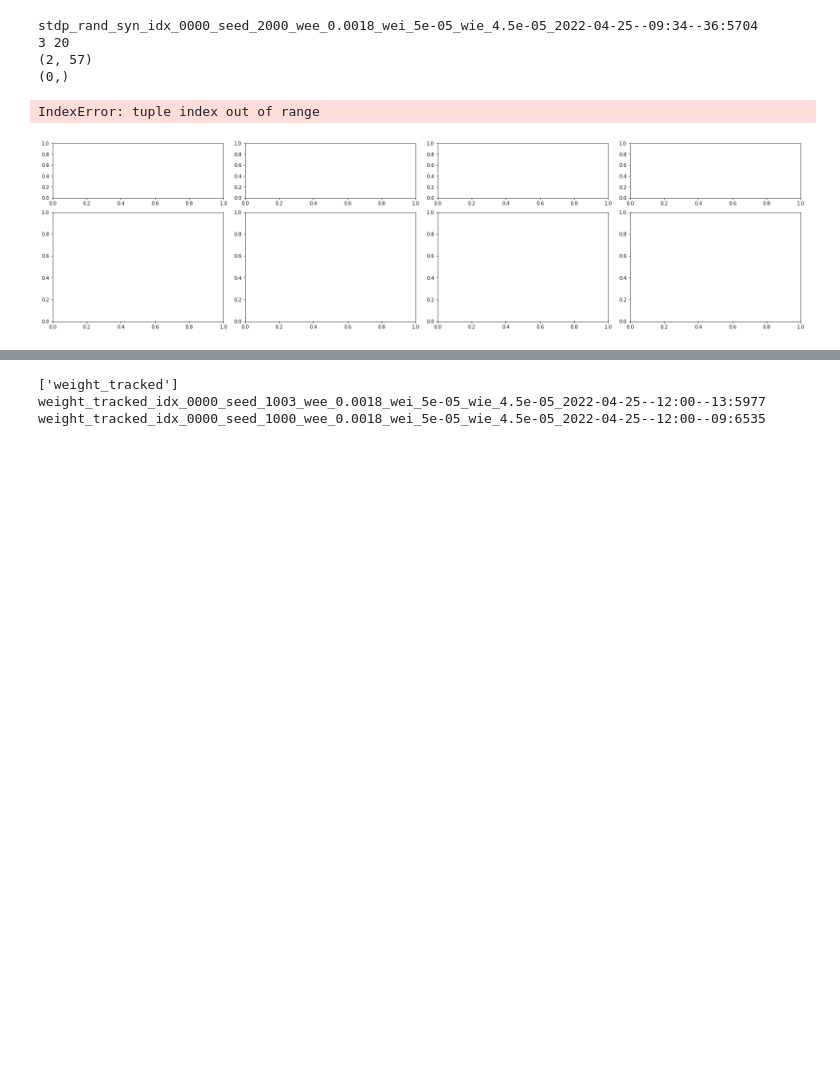
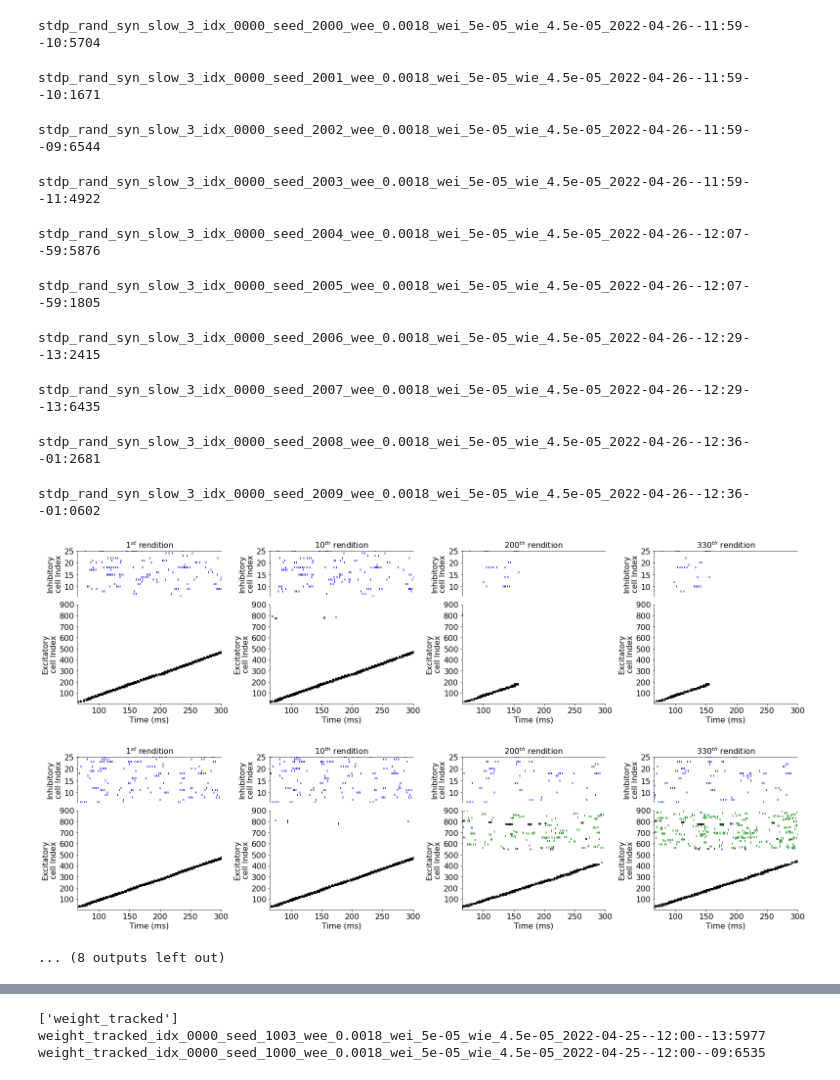
Before and after one commit to davidgbe/synfire_chain_growth, a Jupyter notebook: resilience_project_22_04_13/neurogenesis_+_heterosynaptic_comp_22_04_13/firing_rate_bound_neurogenesis_22_04_20/nb.ipynb, the cells around one changed output, grey strips where cells are left out. Saved outputs shown, nothing was run; the diff lists cells and outputs as text; code cells hidden in the pictures; blank space fills up the shorter version.

```diff
--- a/resilience_project_22_04_13/neurogenesis_+_heterosynaptic_comp_22_04_13/firing_rate_bound_neurogenesis_22_04_20/nb.ipynb
+++ b/resilience_project_22_04_13/neurogenesis_+_heterosynaptic_comp_22_04_13/firing_rate_bound_neurogenesis_22_04_20/nb.ipynb
@@ -292,13 +292,27 @@ def make_figure_1_sparse(name, cell_range=(0, 900), per_shown=1., layer_size=10,
         fig.tight_layout()
 #         save_fig(fig, './figures/paper/rasters', f'{exp_dir_name}.svg')
 # %%
-make_figure_1_sparse(['stdp_rand_syn'],
-                     cell_range=(0, 900), timepoints=[4, 9, 15, 20], sort_timepoint=24, per_shown=1., color='#c41f3b')
+make_figure_1_sparse(
+    ['stdp_rand_syn_slow_3_idx'],
+    cell_range=(0, 900),
+    timepoints=[0, 1, 20, 33],
+    sort_timepoint=0,
+    per_shown=1.,
+    color='#c41f3b',
+    reverse=False
+)
 # %% [output]
-stdp_rand_syn_idx_0000_seed_2000_wee_0.0018_wei_5e-05_wie_4.5e-05_2022-04-25--09:34--36:5704
-3 20
-(2, 57)
-(0,)
+stdp_rand_syn_slow_3_idx_0000_seed_2000_wee_0.0018_wei_5e-05_wie_4.5e-05_2022-04-26--11:59--10:5704
-IndexError: tuple index out of range
+stdp_rand_syn_slow_3_idx_0000_seed_2001_wee_0.0018_wei_5e-05_wie_4.5e-05_2022-04-26--11:59--10:1671
+stdp_rand_syn_slow_3_idx_0000_seed_2002_wee_0.0018_wei_5e-05_wie_4.5e-05_2022-04-26--11:59--09:6544
+stdp_rand_syn_slow_3_idx_0000_seed_2003_wee_0.0018_wei_5e-05_wie_4.5e-05_2022-04-26--11:59--11:4922
+stdp_rand_syn_slow_3_idx_0000_seed_2004_wee_0.0018_wei_5e-05_wie_4.5e-05_2022-04-26--12:07--59:5876
+stdp_rand_syn_slow_3_idx_0000_seed_2005_wee_0.0018_wei_5e-05_wie_4.5e-05_2022-04-26--12:07--59:1805
+stdp_rand_syn_slow_3_idx_0000_seed_2006_wee_0.0018_wei_5e-05_wie_4.5e-05_2022-04-26--12:29--13:2415
+stdp_rand_syn_slow_3_idx_0000_seed_2007_wee_0.0018_wei_5e-05_wie_4.5e-05_2022-04-26--12:29--13:6435
+stdp_rand_syn_slow_3_idx_0000_seed_2008_wee_0.0018_wei_5e-05_wie_4.5e-05_2022-04-26--12:36--01:2681
+stdp_rand_syn_slow_3_idx_0000_seed_2009_wee_0.0018_wei_5e-05_wie_4.5e-05_2022-04-26--12:36--01:0602
-[figure, old version]
+[figure, new version]
+[figure, added]
+... (8 outputs left out)
 # %%
```
Also changed, not shown: parts of 4 cells of this notebook.
